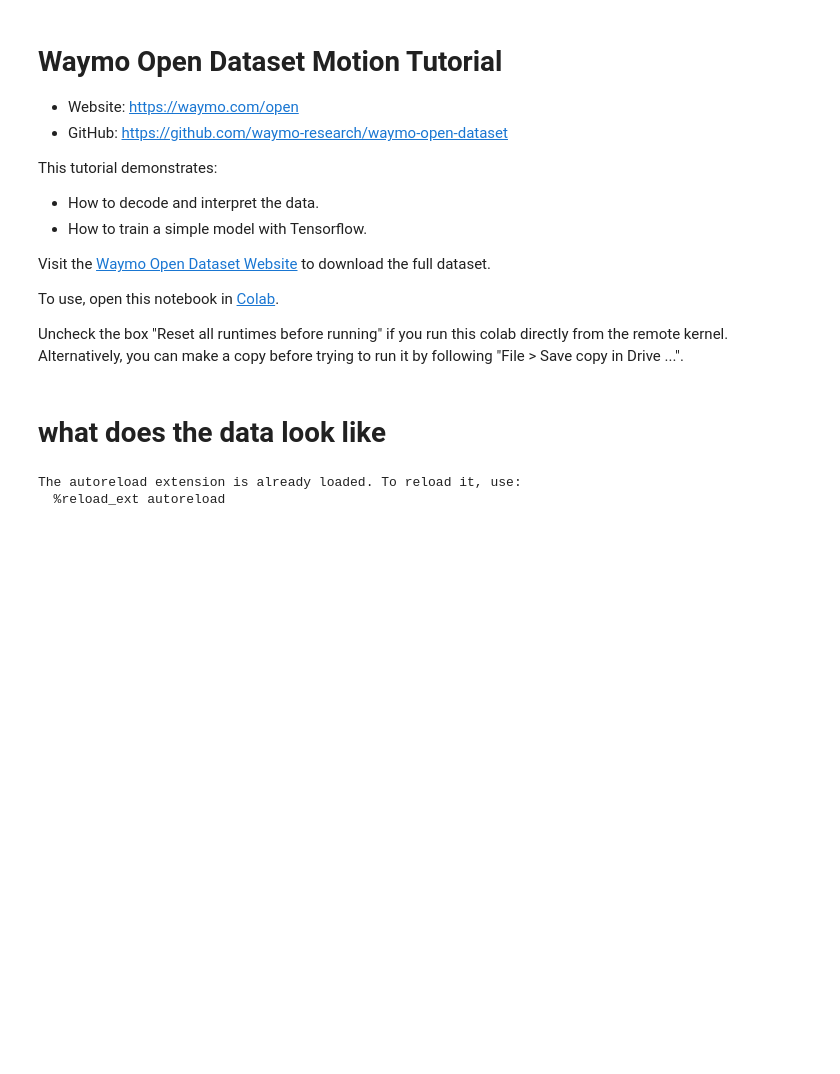
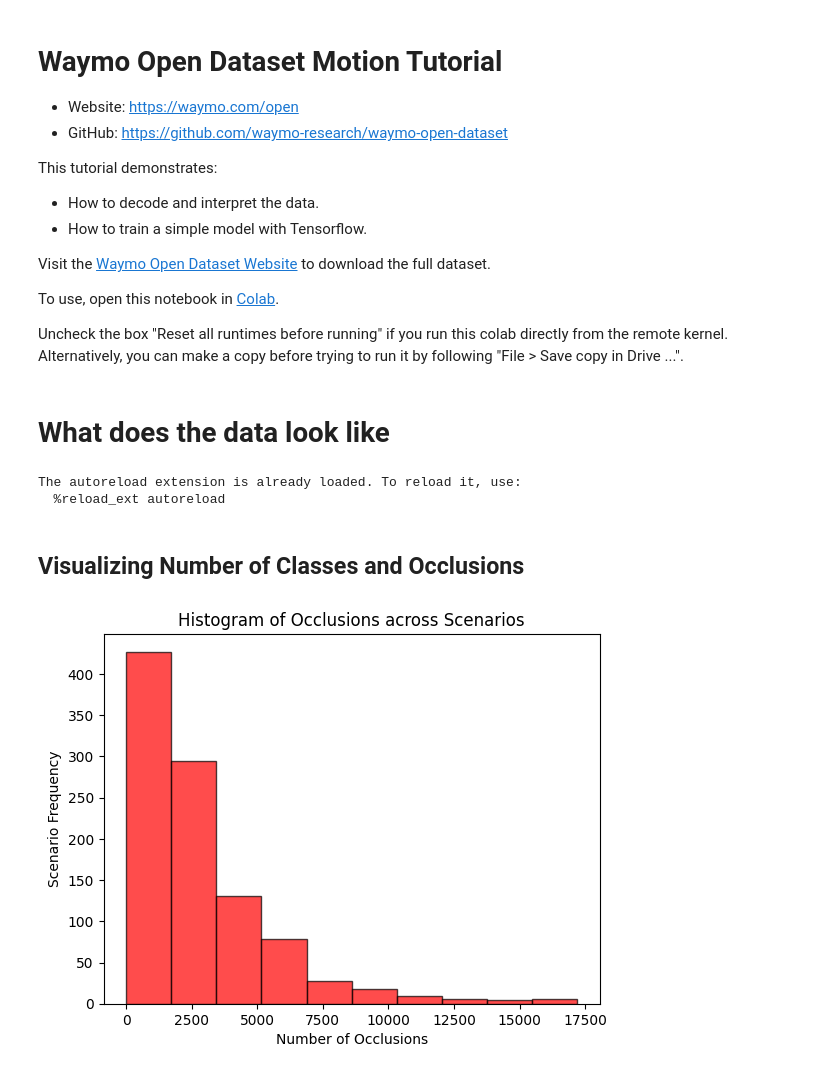
Before and after one commit to knarfammussa/KimchiVision, a Jupyter notebook: eda.ipynb, the cells around one changed output. Saved outputs shown, nothing was run; the diff lists cells and outputs as text; code cells hidden in the pictures; blank space fills up the shorter version.

Commit message:
data visualizations

```diff
--- a/eda.ipynb
+++ b/eda.ipynb
@@ -14,7 +14,7 @@ To use, open this notebook in [Colab](https://colab.research.google.com).
 
 Uncheck the box "Reset all runtimes before running" if you run this colab directly from the remote kernel. Alternatively, you can make a copy before trying to run it by following "File > Save copy in Drive ...".
 # %% [markdown]
-# what does the data look like
+# What does the data look like
 # %%
 %load_ext autoreload
 %autoreload 2
@@ -43,11 +43,41 @@ from waymo_open_dataset.metrics.python import config_util_py as config_util
 from waymo_open_dataset.protos import motion_metrics_pb2
 from waymo_open_dataset.protos import scenario_pb2
 
-files = glob.glob("/files/waymo/scenario/training_20s/training*", recursive=False)
+files = glob.glob("/files/waymo/scenario/training/training*", recursive=False)
 
 dataset = tf.data.TFRecordDataset(files[0], compression_type='') # serialized scenario
 data = next(dataset.as_numpy_iterator())
 
 scenario = scenario_pb2.Scenario.FromString(data)
-tracks = scenario.tracks
-map_features = scenario.map_features
+# %% [markdown]
+## Visualizing Number of Classes and Occlusions
+# %%
+from waymo_types import object_type, lane_type, road_line_type, road_edge_type, signal_state, polyline_type
+from collections import defaultdict
+
+occlusions = []
+object_counts = {} # type --> count
+for file in files:
+    dataset = tf.data.TFRecordDataset(file, compression_type='') # serialized scenario
+    data = next(dataset.as_numpy_iterator())
+
+    scenario = scenario_pb2.Scenario.FromString(data)
+    occlusion_count = 0
+    for track in scenario.tracks:
+        if object_type[track.object_type] not in object_counts:
+            object_counts[object_type[track.object_type]] = 0
+        object_counts[object_type[track.object_type]] += 1
+        for state in track.states:
+            if not state.valid:
+                occlusion_count += 1
+    occlusions.append(occlusion_count)
+# %%
+import matplotlib.pyplot as plt
+
+plt.hist(occlusions, bins=10, color='red', edgecolor='black', alpha=0.7)
+plt.title("Histogram of Occlusions across Scenarios")
+plt.xlabel("Number of Occlusions")
+plt.ylabel("Scenario Frequency")
+plt.savefig("occlusions.png")
+# %% [output]
+[figure, added]
```
Also changed, not shown: parts of 1 cell of this notebook, 4 other files.
